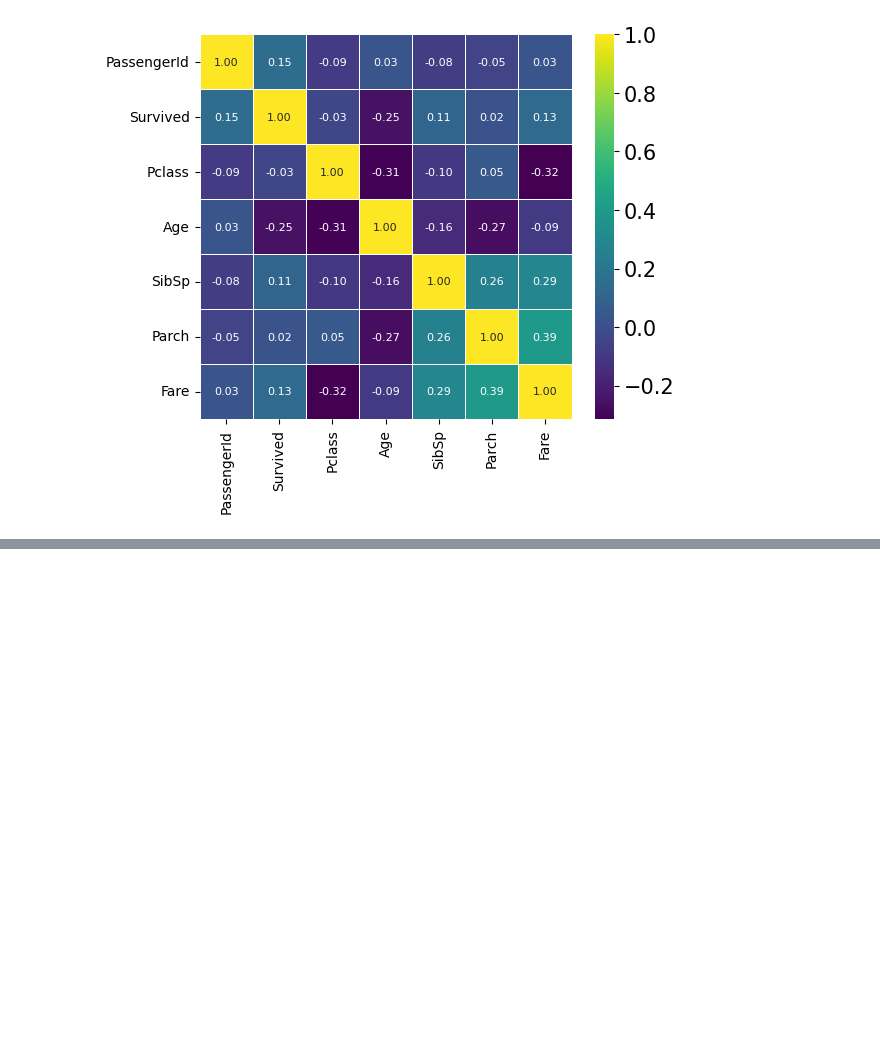
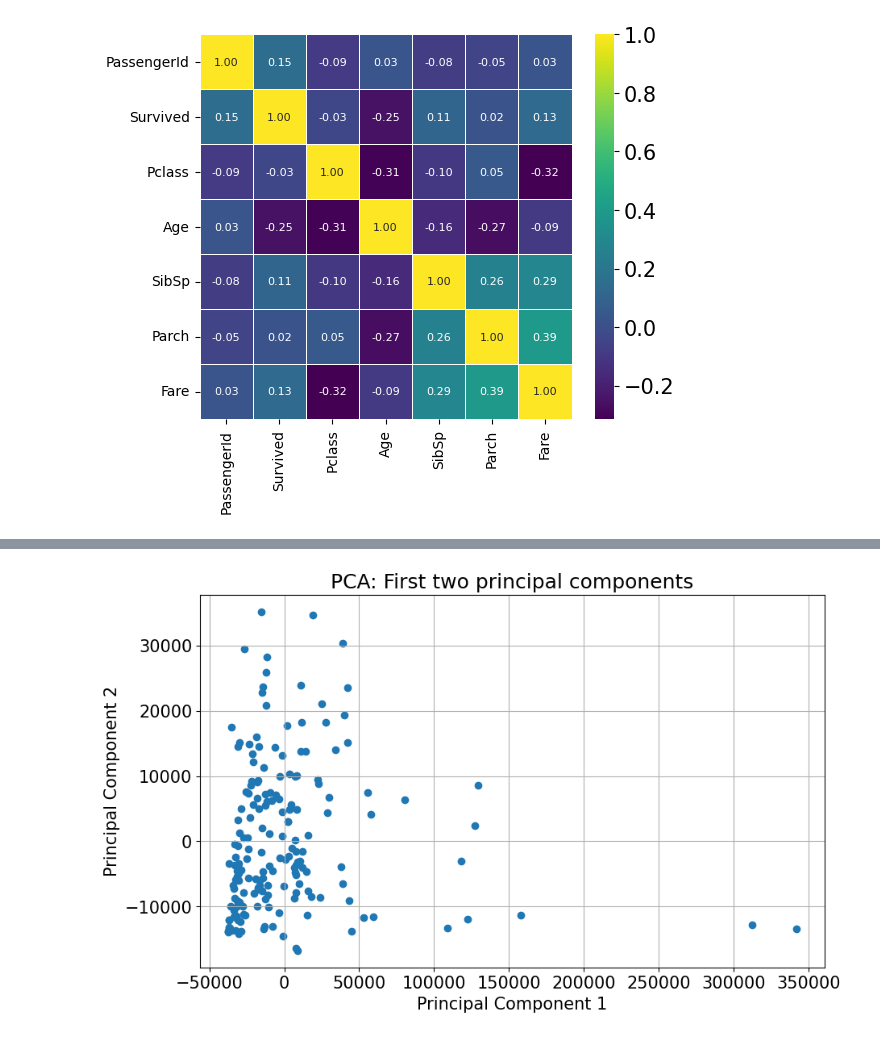
Before and after one commit to nm2fs/Kaggle-, a Jupyter notebook: titanic-initial-explanatory-analysis.ipynb, the cells around one changed output, grey strips where cells are left out. Drawn from its saved outputs; the diff is of its cells as text; code cells hidden in the pictures; blank space fills up the shorter version.

```diff
--- a/titanic-initial-explanatory-analysis.ipynb
+++ b/titanic-initial-explanatory-analysis.ipynb
@@ -177,0 +330,13 @@ plt.show()
+# %%
+# Dimensionality Reduction:
+# You can visualize the first two or three principal components to understand how the data is distributed in the reduced space:
+
+plt.figure(figsize=(10, 6))
+plt.scatter(X_pca[0], X_pca[1])
+plt.title('PCA: First two principal components')
+plt.xlabel('Principal Component 1')
+plt.ylabel('Principal Component 2')
+plt.grid()
+plt.show()
+# %% [output]
+[figure, added]
```
Also changed, not shown: parts of 24 cells of this notebook.
